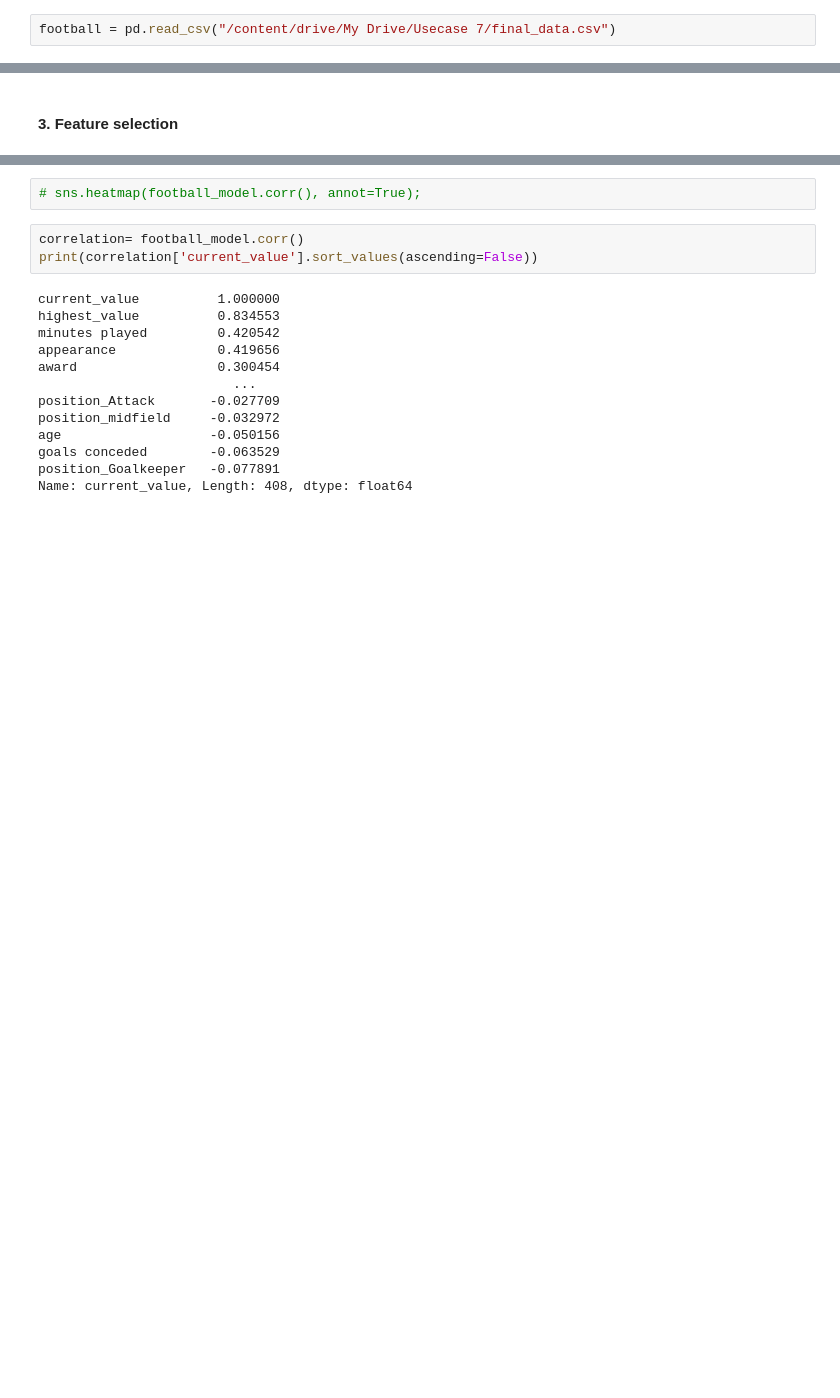
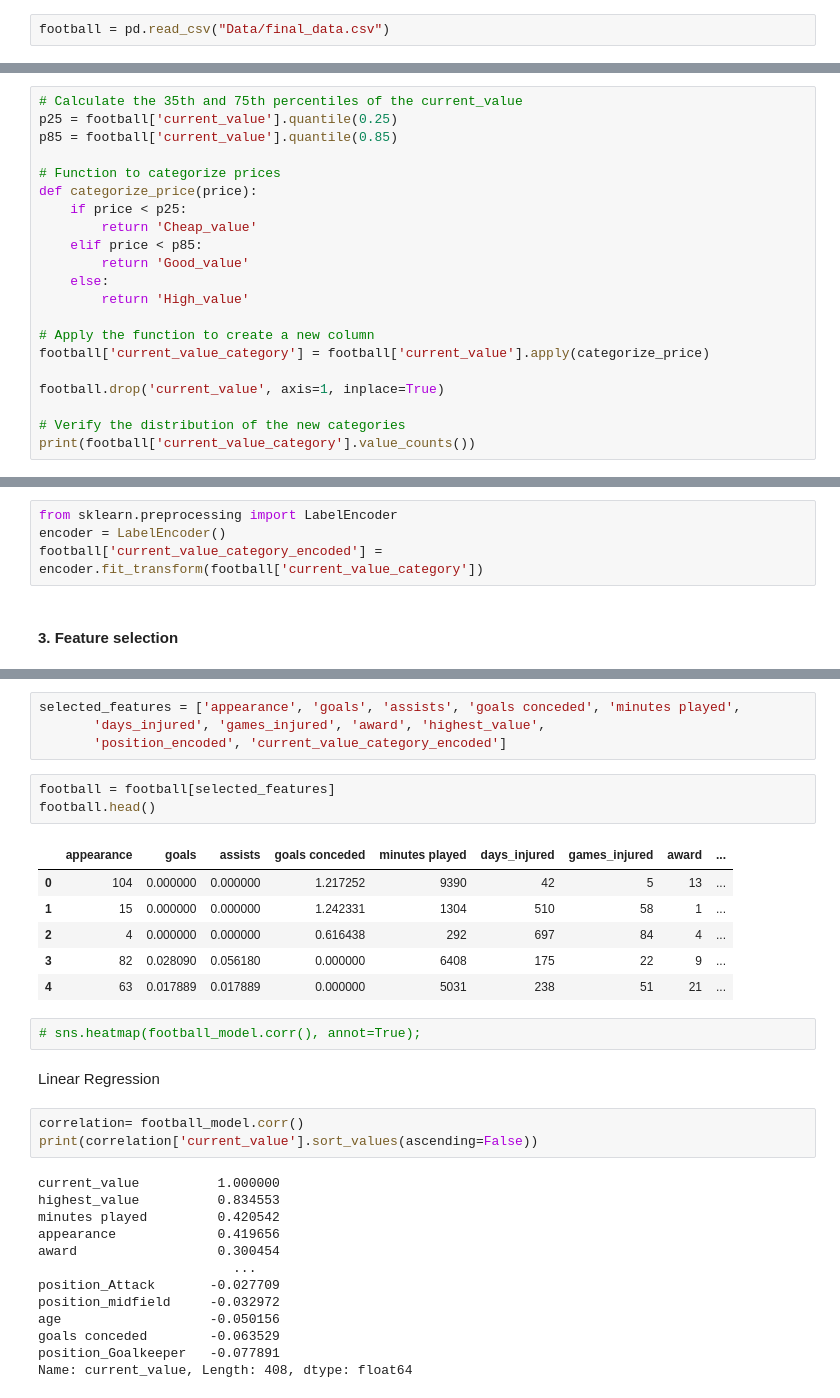
Before and after one commit to Tuwaiq-DS-ML-bootcamp-V-9/Usecase-7, a Jupyter notebook: EDA_explain_template.ipynb, the cells around one changed output, grey strips where cells are left out. Cells and saved outputs as stored; diff of their text form; blank space fills up the shorter version.

```diff
--- a/EDA_explain_template.ipynb
+++ b/EDA_explain_template.ipynb
@@ -31,5 +29,5 @@ Mounted at /content/drive
 # %%
-football = pd.read_csv("/content/drive/My Drive/Usecase 7/final_data.csv")
+football = pd.read_csv("Data/final_data.csv")
 # %% [markdown]
 ### Viewing the dataframe
 We can get a quick sense of the size of our dataset by using the shape method. This returns a tuple with the number of rows and columns in the dataset.
@@ -555,0 +593,21 @@ football_model.head(2)
+# %%
+# Calculate the 35th and 75th percentiles of the current_value
+p25 = football['current_value'].quantile(0.25)
+p85 = football['current_value'].quantile(0.85)
+
+# Function to categorize prices
+def categorize_price(price):
+    if price < p25:
+        return 'Cheap_value'
+    elif price < p85:
+        return 'Good_value'
+    else:
+        return 'High_value'
+
+# Apply the function to create a new column
+football['current_value_category'] = football['current_value'].apply(categorize_price)
+
+football.drop('current_value', axis=1, inplace=True)
+
+# Verify the distribution of the new categories
+print(football['current_value_category'].value_counts())
@@ -556,2 +639,6 @@ football_model.head(2)
+# %%
+from sklearn.preprocessing import LabelEncoder
+encoder = LabelEncoder()
+football['current_value_category_encoded'] = encoder.fit_transform(football['current_value_category'])
 # %% [markdown]
 #### 3. Feature selection
@@ -558,5 +686,21 @@ football_model.head(2)
+# %%
+selected_features = ['appearance', 'goals', 'assists', 'goals conceded', 'minutes played',
+       'days_injured', 'games_injured', 'award', 'highest_value',
+       'position_encoded', 'current_value_category_encoded']
+# %%
+football = football[selected_features]
+football.head()
+# %% [output]
+|  | appearance | goals | assists | goals conceded | minutes played | days_injured | games_injured | award | ... |
+| 0 | 104 | 0.000000 | 0.000000 | 1.217252 | 9390 | 42 | 5 | 13 | ... |
+| 1 | 15 | 0.000000 | 0.000000 | 1.242331 | 1304 | 510 | 58 | 1 | ... |
+| 2 | 4 | 0.000000 | 0.000000 | 0.616438 | 292 | 697 | 84 | 4 | ... |
+| 3 | 82 | 0.028090 | 0.056180 | 0.000000 | 6408 | 175 | 22 | 9 | ... |
+| 4 | 63 | 0.017889 | 0.017889 | 0.000000 | 5031 | 238 | 51 | 21 | ... |
 # %%
 # sns.heatmap(football_model.corr(), annot=True);
+# %% [markdown]
+Linear Regression
 # %%
 correlation= football_model.corr()
 print(correlation['current_value'].sort_values(ascending=False))
```
Also changed, not shown: parts of 63 cells of this notebook.
